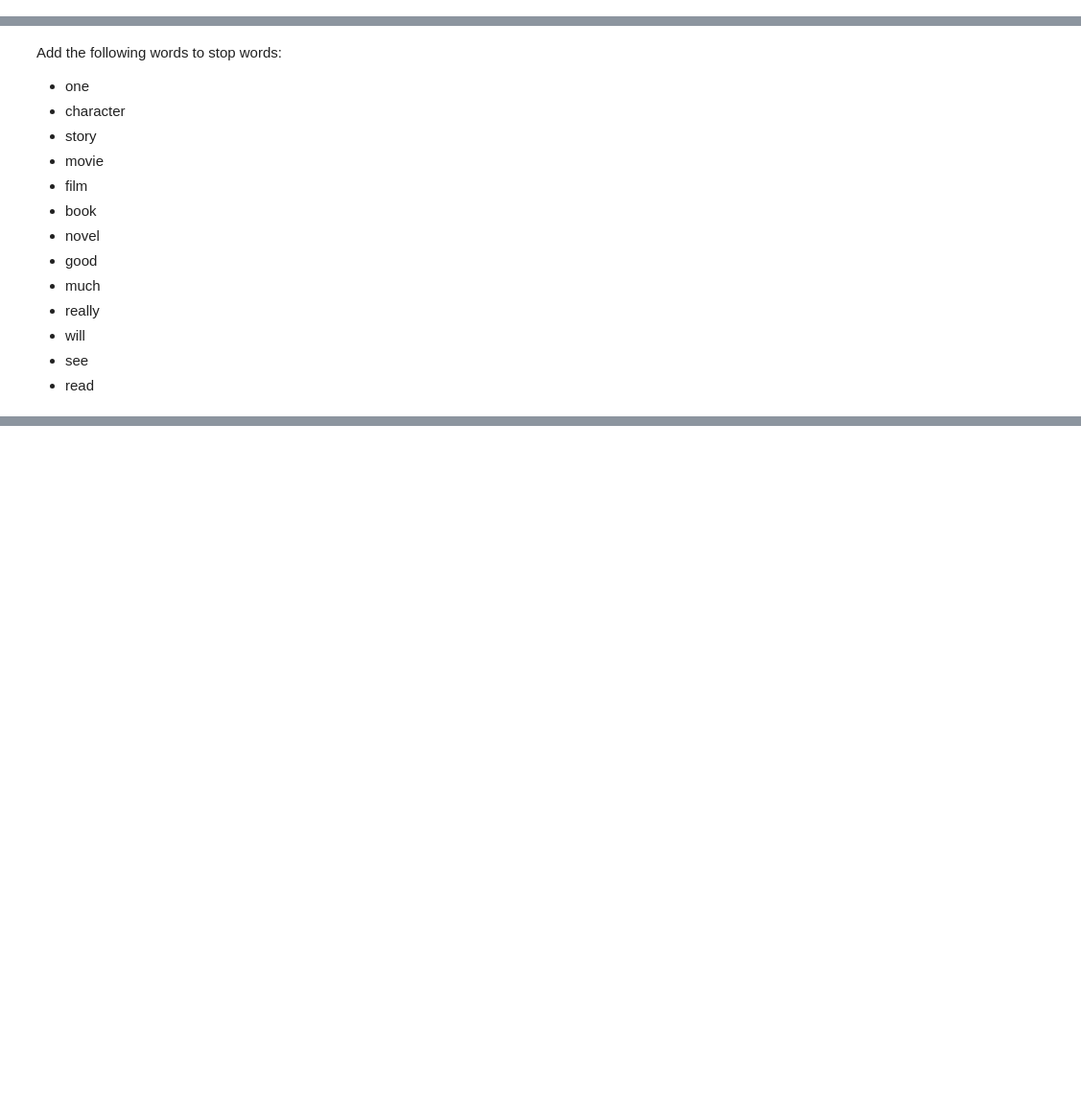
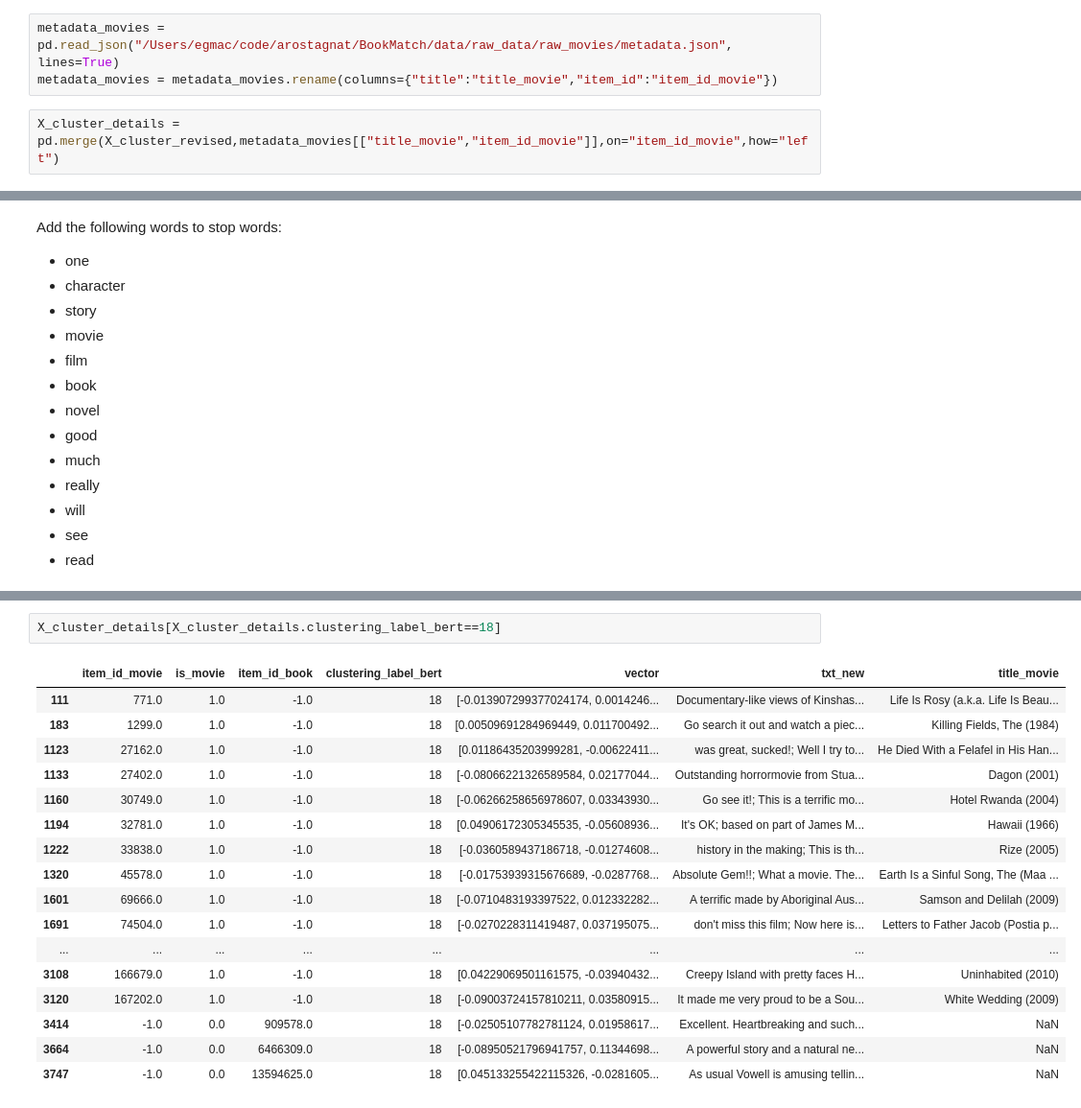
Before and after one commit to arostagnat/BookMatch, a Jupyter notebook: notebooks/word_clouds.ipynb, the cells around one changed output, grey strips where cells are left out. Shown at 96% size. Cells and saved outputs as stored; diff of their text form; blank space fills up the shorter version.

```diff
--- a/notebooks/word_clouds.ipynb
+++ b/notebooks/word_clouds.ipynb
@@ -40,4 +34,9 @@ X_cluster_revised.head(3)
 # %%
 X_cluster_revised["txt_new"] = X_cluster_revised['txt_x'].combine_first(X_cluster_revised['txt_y'])
 X_cluster_revised = X_cluster_revised.drop(columns=["txt_x","txt_y"])
+# %%
+metadata_movies = pd.read_json("/Users/egmac/code/arostagnat/BookMatch/data/raw_data/raw_movies/metadata.json", lines=True)
+metadata_movies = metadata_movies.rename(columns={"title":"title_movie","item_id":"item_id_movie"})
+# %%
+X_cluster_details = pd.merge(X_cluster_revised,metadata_movies[["title_movie","item_id_movie"]],on="item_id_movie",how="left")
 # %%
@@ -104,0 +123,20 @@ Add the following words to stop words:
+# %%
+X_cluster_details[X_cluster_details.clustering_label_bert==18]
+# %% [output]
+|  | item_id_movie | is_movie | item_id_book | clustering_label_bert | vector | txt_new | title_movie |
+| 111 | 771.0 | 1.0 | -1.0 | 18 | [-0.013907299377024174, 0.0014246... | Documentary-like views of Kinshas... | Life Is Rosy (a.k.a. Life Is Beau... |
+| 183 | 1299.0 | 1.0 | -1.0 | 18 | [0.00509691284969449, 0.011700492... | Go search it out and watch a piec... | Killing Fields, The (1984) |
+| 1123 | 27162.0 | 1.0 | -1.0 | 18 | [0.01186435203999281, -0.00622411... | was great, sucked!; Well I try to... | He Died With a Felafel in His Han... |
+| 1133 | 27402.0 | 1.0 | -1.0 | 18 | [-0.08066221326589584, 0.02177044... | Outstanding horrormovie from Stua... | Dagon (2001) |
+| 1160 | 30749.0 | 1.0 | -1.0 | 18 | [-0.06266258656978607, 0.03343930... | Go see it!; This is a terrific mo... | Hotel Rwanda (2004) |
+| 1194 | 32781.0 | 1.0 | -1.0 | 18 | [0.04906172305345535, -0.05608936... | It's OK; based on part of James M... | Hawaii (1966) |
+| 1222 | 33838.0 | 1.0 | -1.0 | 18 | [-0.0360589437186718, -0.01274608... | history in the making; This is th... | Rize (2005) |
+| 1320 | 45578.0 | 1.0 | -1.0 | 18 | [-0.01753939315676689, -0.0287768... | Absolute Gem!!; What a movie. The... | Earth Is a Sinful Song, The (Maa ... |
+| 1601 | 69666.0 | 1.0 | -1.0 | 18 | [-0.0710483193397522, 0.012332282... | A terrific made by Aboriginal Aus... | Samson and Delilah (2009) |
+| 1691 | 74504.0 | 1.0 | -1.0 | 18 | [-0.0270228311419487, 0.037195075... | don't miss this film; Now here is... | Letters to Father Jacob (Postia p... |
+| ... | ... | ... | ... | ... | ... | ... | ... |
+| 3108 | 166679.0 | 1.0 | -1.0 | 18 | [0.04229069501161575, -0.03940432... | Creepy Island with pretty faces H... | Uninhabited (2010) |
+| 3120 | 167202.0 | 1.0 | -1.0 | 18 | [-0.09003724157810211, 0.03580915... | It made me very proud to be a Sou... | White Wedding (2009) |
+| 3414 | -1.0 | 0.0 | 909578.0 | 18 | [-0.02505107782781124, 0.01958617... | Excellent. Heartbreaking and such... | NaN |
+| 3664 | -1.0 | 0.0 | 6466309.0 | 18 | [-0.08950521796941757, 0.11344698... | A powerful story and a natural ne... | NaN |
+| 3747 | -1.0 | 0.0 | 13594625.0 | 18 | [0.045133255422115326, -0.0281605... | As usual Vowell is amusing tellin... | NaN |
```
Also changed, not shown: parts of 9 cells of this notebook, 2 other files.
